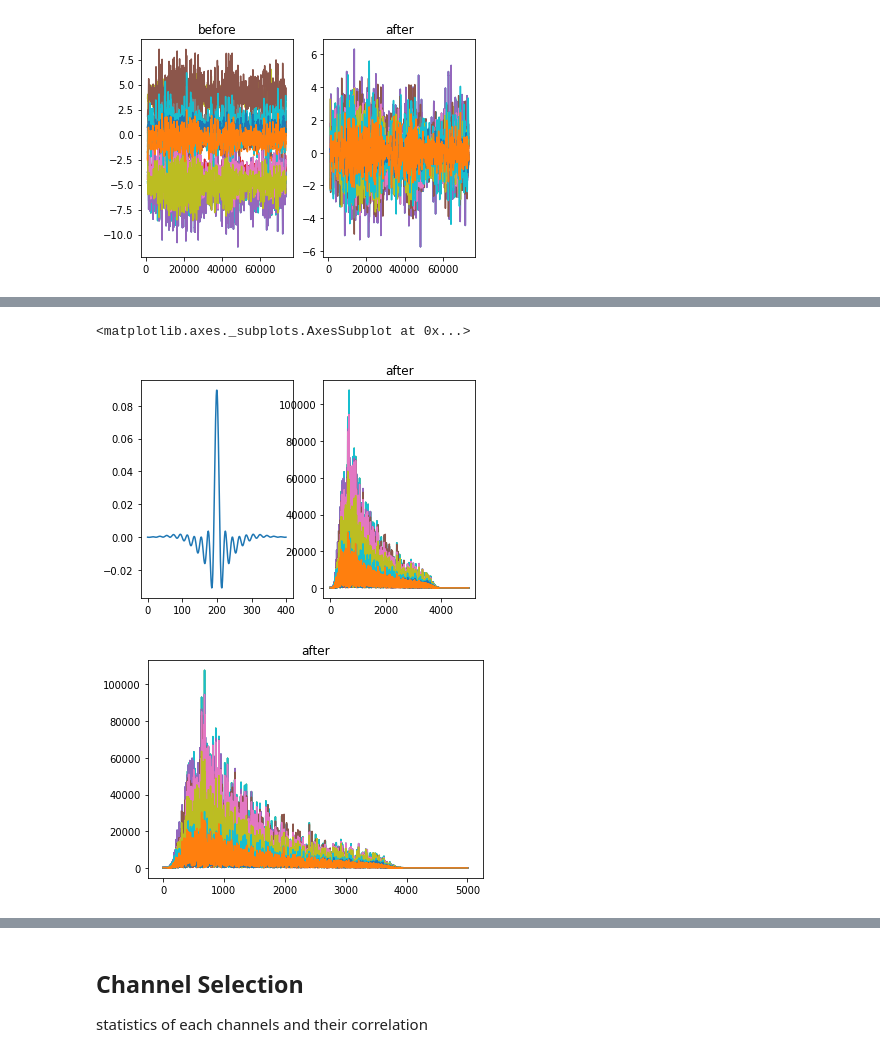
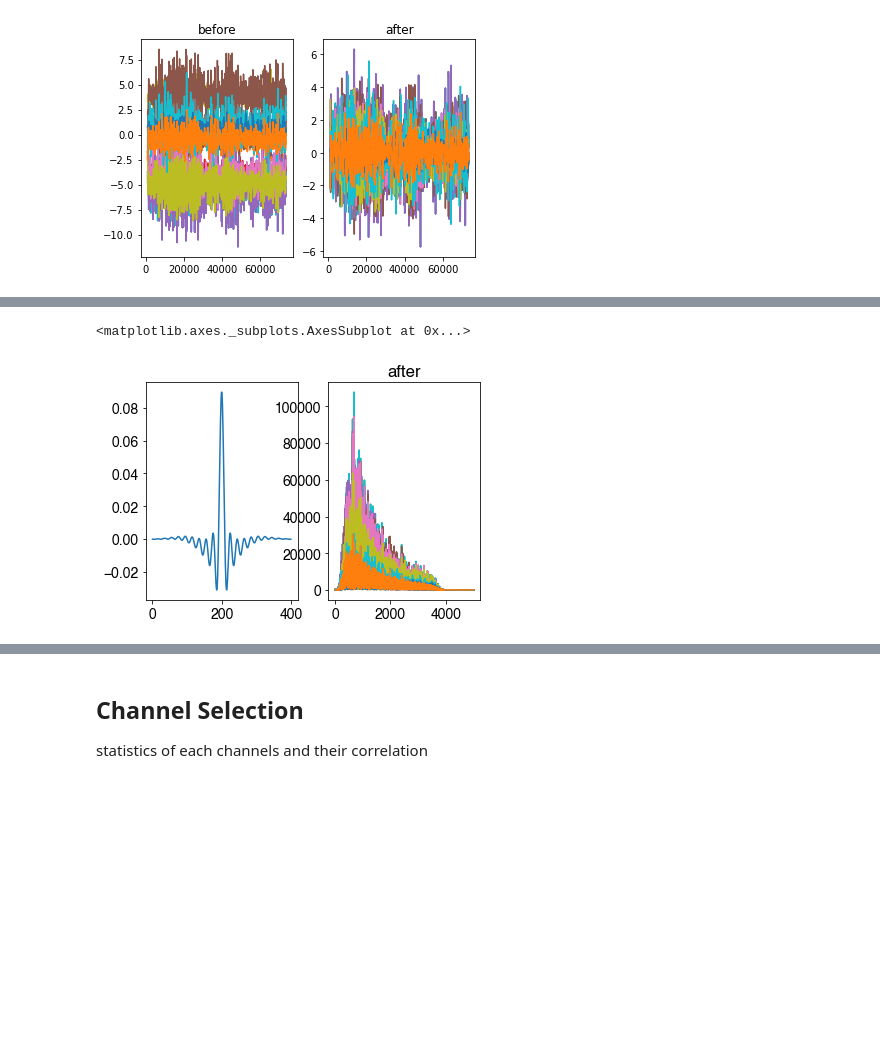
Before and after one commit to ylin00/seizurecast, a Jupyter notebook: notebooks/Preprocessing.ipynb, the cells around one changed output, grey strips where cells are left out. Cells and saved outputs as stored; diff of their text form; code cells hidden in the pictures; blank space fills up the shorter version.

```diff
--- a/notebooks/Preprocessing.ipynb
+++ b/notebooks/Preprocessing.ipynb
@@ -85,18 +76,16 @@ df_fft.loc[0:5000, :].plot(title='before zoomed in', legend=False)
 # %%
 # LOW PASS FILTER
 import matplotlib.pyplot as plt
 fig, axes = plt.subplots(nrows=1, ncols=2)
 
 from scipy import signal
 filter = signal.firwin(400, [0.01, 0.1], pass_zero=False)
 axes[0].plot(filter)
 plt.title('Firwin(400)')
 
-df_fft = df.apply(lambda x: np.abs(fft.fft(signal.convolve(x.to_numpy(), filter, mode='same'))))
+df_fft_new = df.apply(lambda x: np.abs(fft.fft(signal.convolve(x.to_numpy(), filter, mode='same'))))
 # df_fft.plot()
-df_fft.loc[0:5000, :].plot(title = 'after', legend=False, ax=axes[1])
-df_fft.loc[0:5000, :].plot(title = 'after', legend=False)
+df_fft_new.loc[0:5000, :].plot(title = 'after', legend=False, ax=axes[1])
 # %% [output]
 <matplotlib.axes._subplots.AxesSubplot at 0x...>
-[figure, old version]
+[figure, new version]
-[figure, removed]
```
Also changed, not shown: parts of 7 cells of this notebook, 3 other files.
